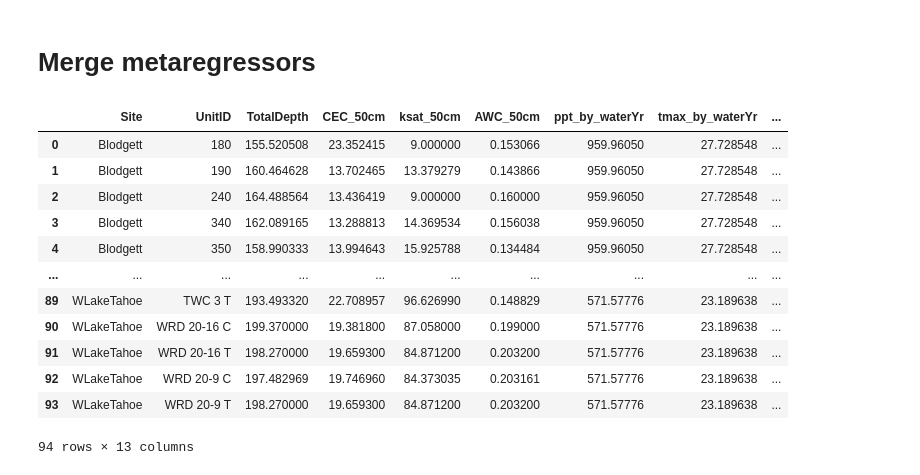
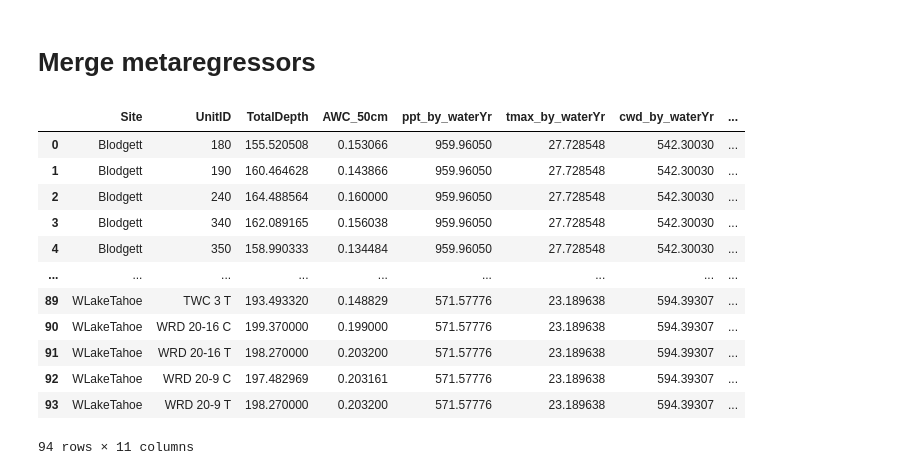
Before and after one commit to jeskat/tree_growth_metaanalysis_snmc, a Jupyter notebook: Covariate_and_metaregressor_processing/Code/compile_all_metaregressors.ipynb, the cells around one changed output. Cells and saved outputs as stored; diff of their text form; code cells hidden in the pictures.

```diff
--- a/Covariate_and_metaregressor_processing/Code/compile_all_metaregressors.ipynb
+++ b/Covariate_and_metaregressor_processing/Code/compile_all_metaregressors.ipynb
@@ -142,38 +142,38 @@ intensity
 # Merge metaregressors
 # %%
 ## Merge climate and soil
-all_rgrs = pd.merge(soils[['Site', 'UnitID', 'TotalDepth', 'CEC_50cm', 'ksat_50cm', 'AWC_50cm']],
+all_rgrs = pd.merge(soils[['Site', 'UnitID', 'TotalDepth', 'AWC_50cm']],
                     clim,
                     how = 'outer',
                     on = 'Site')
 
 ## Merge with rSDI
 all_rgrs = pd.merge(all_rgrs,
                     rsdi[['Site', 'UnitID', 'rSDI']],
                    how = 'outer',
                    on = ['Site', 'UnitID'])
 
 ## Merge with intensity
 all_rgrs = pd.merge(all_rgrs,
                     intensity,
                    how = 'outer',
                    on = ['Site', 'UnitID'])
 
 all_rgrs
 # %% [output]
-|  | Site | UnitID | TotalDepth | CEC_50cm | ksat_50cm | AWC_50cm | ppt_by_waterYr | tmax_by_waterYr | ... |
-| 0 | Blodgett | 180 | 155.520508 | 23.352415 | 9.000000 | 0.153066 | 959.96050 | 27.728548 | ... |
-| 1 | Blodgett | 190 | 160.464628 | 13.702465 | 13.379279 | 0.143866 | 959.96050 | 27.728548 | ... |
-| 2 | Blodgett | 240 | 164.488564 | 13.436419 | 9.000000 | 0.160000 | 959.96050 | 27.728548 | ... |
-| 3 | Blodgett | 340 | 162.089165 | 13.288813 | 14.369534 | 0.156038 | 959.96050 | 27.728548 | ... |
-| 4 | Blodgett | 350 | 158.990333 | 13.994643 | 15.925788 | 0.134484 | 959.96050 | 27.728548 | ... |
-| ... | ... | ... | ... | ... | ... | ... | ... | ... | ... |
-| 89 | WLakeTahoe | TWC 3 T | 193.493320 | 22.708957 | 96.626990 | 0.148829 | 571.57776 | 23.189638 | ... |
-| 90 | WLakeTahoe | WRD 20-16 C | 199.370000 | 19.381800 | 87.058000 | 0.199000 | 571.57776 | 23.189638 | ... |
-| 91 | WLakeTahoe | WRD 20-16 T | 198.270000 | 19.659300 | 84.871200 | 0.203200 | 571.57776 | 23.189638 | ... |
-| 92 | WLakeTahoe | WRD 20-9 C | 197.482969 | 19.746960 | 84.373035 | 0.203161 | 571.57776 | 23.189638 | ... |
-| 93 | WLakeTahoe | WRD 20-9 T | 198.270000 | 19.659300 | 84.871200 | 0.203200 | 571.57776 | 23.189638 | ... |
+|  | Site | UnitID | TotalDepth | AWC_50cm | ppt_by_waterYr | tmax_by_waterYr | cwd_by_waterYr | ... |
+| 0 | Blodgett | 180 | 155.520508 | 0.153066 | 959.96050 | 27.728548 | 542.30030 | ... |
+| 1 | Blodgett | 190 | 160.464628 | 0.143866 | 959.96050 | 27.728548 | 542.30030 | ... |
+| 2 | Blodgett | 240 | 164.488564 | 0.160000 | 959.96050 | 27.728548 | 542.30030 | ... |
+| 3 | Blodgett | 340 | 162.089165 | 0.156038 | 959.96050 | 27.728548 | 542.30030 | ... |
+| 4 | Blodgett | 350 | 158.990333 | 0.134484 | 959.96050 | 27.728548 | 542.30030 | ... |
+| ... | ... | ... | ... | ... | ... | ... | ... | ... |
+| 89 | WLakeTahoe | TWC 3 T | 193.493320 | 0.148829 | 571.57776 | 23.189638 | 594.39307 | ... |
+| 90 | WLakeTahoe | WRD 20-16 C | 199.370000 | 0.199000 | 571.57776 | 23.189638 | 594.39307 | ... |
+| 91 | WLakeTahoe | WRD 20-16 T | 198.270000 | 0.203200 | 571.57776 | 23.189638 | 594.39307 | ... |
+| 92 | WLakeTahoe | WRD 20-9 C | 197.482969 | 0.203161 | 571.57776 | 23.189638 | 594.39307 | ... |
+| 93 | WLakeTahoe | WRD 20-9 T | 198.270000 | 0.203200 | 571.57776 | 23.189638 | 594.39307 | ... |
-94 rows × 13 columns
+94 rows × 11 columns
 # %%
 ## Save
 all_rgrs.to_csv(mr_dir + 'all_regressors_by_unit.csv',
```
Also changed, not shown: parts of 1 cell of this notebook, 3 other files.
